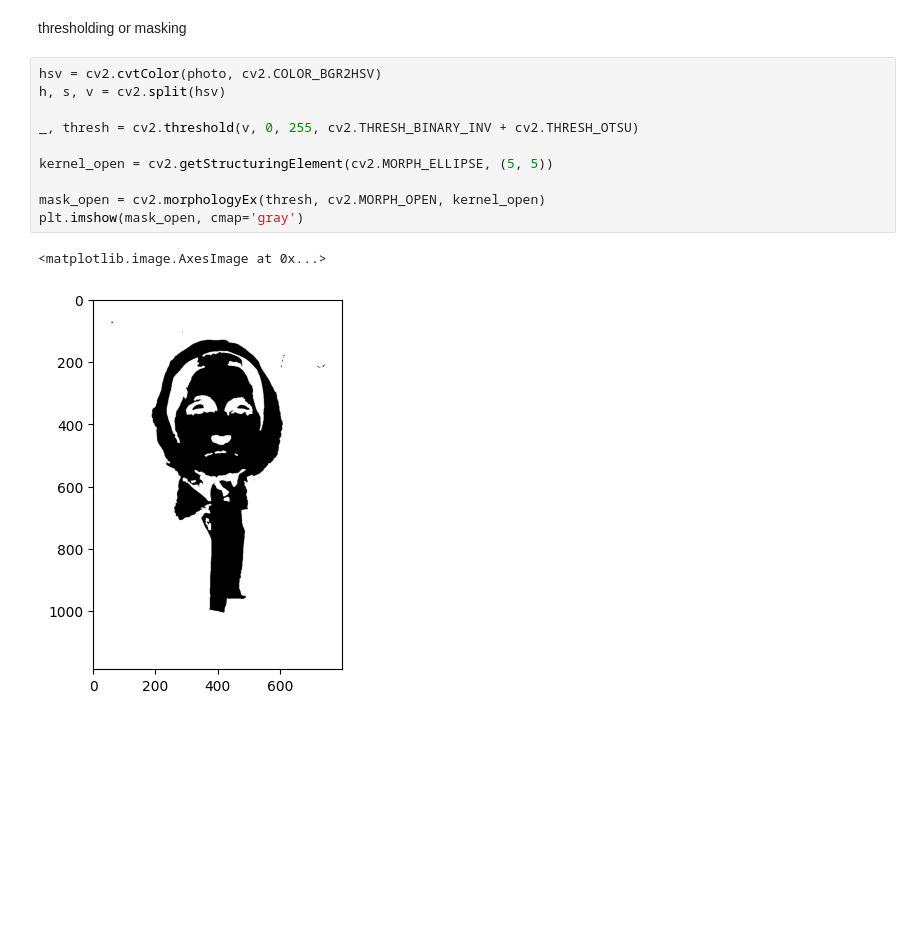
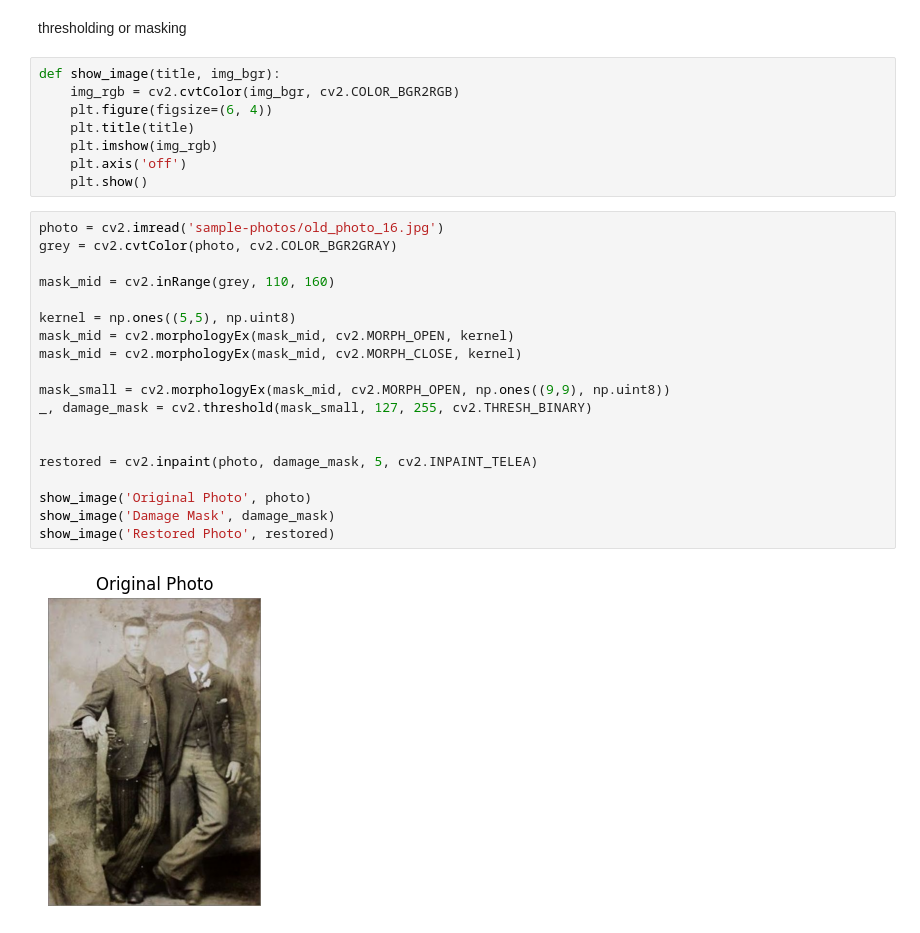
Before and after one commit to Image-Processing-Photo-Restoration/Photo-Restoration, a Jupyter notebook: photo-restore.ipynb, the cells around one changed output. Drawn from its saved outputs; the diff is of its cells as text; blank space fills up the shorter version.

```diff
--- a/photo-restore.ipynb
+++ b/photo-restore.ipynb
@@ -49,16 +49,32 @@ cv2.waitKey(1)
 -1
 # %% [markdown]
 thresholding or masking
+# %%
+def show_image(title, img_bgr):
+    img_rgb = cv2.cvtColor(img_bgr, cv2.COLOR_BGR2RGB)
+    plt.figure(figsize=(6, 4))
+    plt.title(title)
+    plt.imshow(img_rgb)
+    plt.axis('off')
+    plt.show()
 # %%
-hsv = cv2.cvtColor(photo, cv2.COLOR_BGR2HSV)
-h, s, v = cv2.split(hsv)
+photo = cv2.imread('sample-photos/old_photo_16.jpg')
+grey = cv2.cvtColor(photo, cv2.COLOR_BGR2GRAY)
 
-_, thresh = cv2.threshold(v, 0, 255, cv2.THRESH_BINARY_INV + cv2.THRESH_OTSU)
+mask_mid = cv2.inRange(grey, 110, 160)
 
-kernel_open = cv2.getStructuringElement(cv2.MORPH_ELLIPSE, (5, 5))
+kernel = np.ones((5,5), np.uint8)
+mask_mid = cv2.morphologyEx(mask_mid, cv2.MORPH_OPEN, kernel)
+mask_mid = cv2.morphologyEx(mask_mid, cv2.MORPH_CLOSE, kernel)
 
-mask_open = cv2.morphologyEx(thresh, cv2.MORPH_OPEN, kernel_open)
-plt.imshow(mask_open, cmap='gray')
+mask_small = cv2.morphologyEx(mask_mid, cv2.MORPH_OPEN, np.ones((9,9), np.uint8))
+_, damage_mask = cv2.threshold(mask_small, 127, 255, cv2.THRESH_BINARY)
+
+
+restored = cv2.inpaint(photo, damage_mask, 5, cv2.INPAINT_TELEA)
+
+show_image('Original Photo', photo)
+show_image('Damage Mask', damage_mask)
+show_image('Restored Photo', restored)
 # %% [output]
-<matplotlib.image.AxesImage at 0x...>
-[figure, old version]
+[figure, new version]
```
Also changed, not shown: parts of 2 cells of this notebook.
